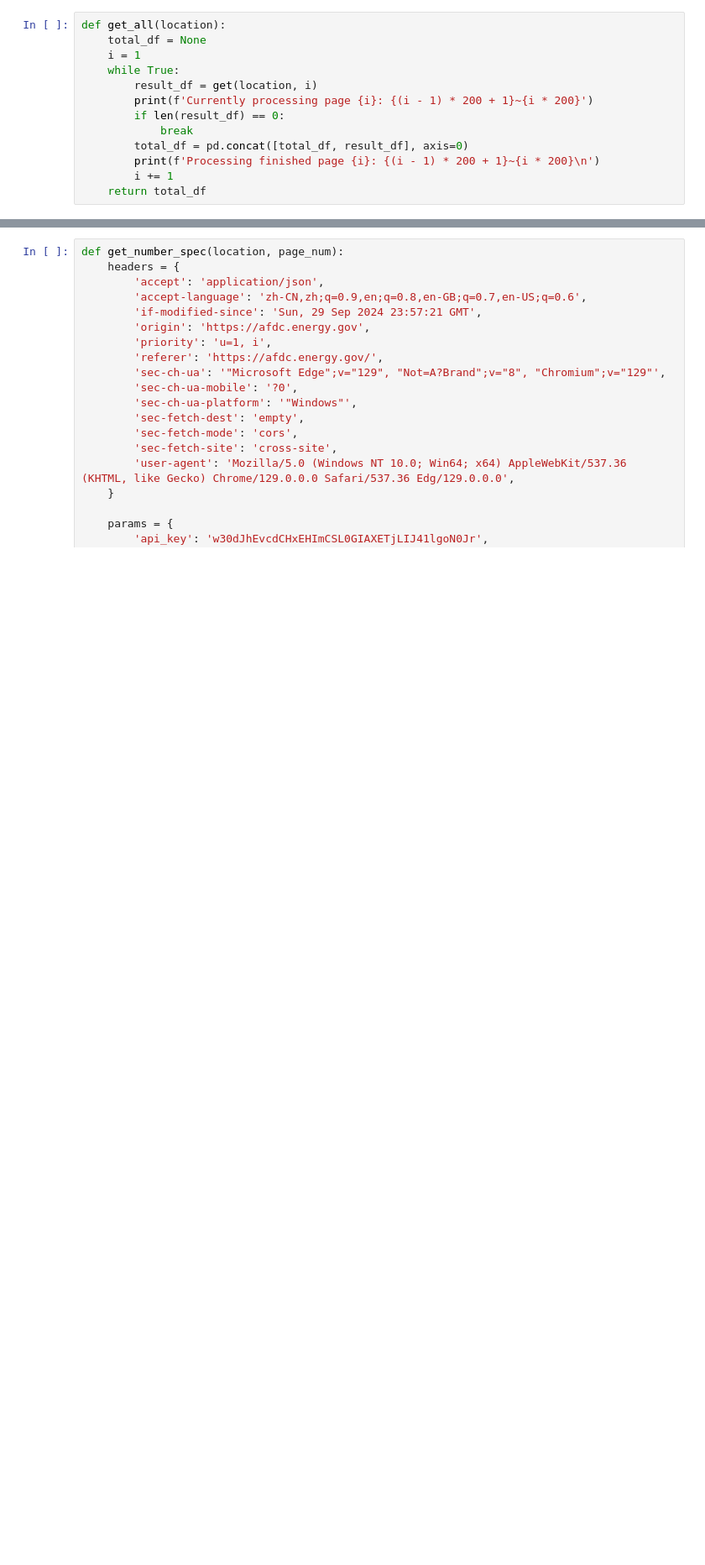
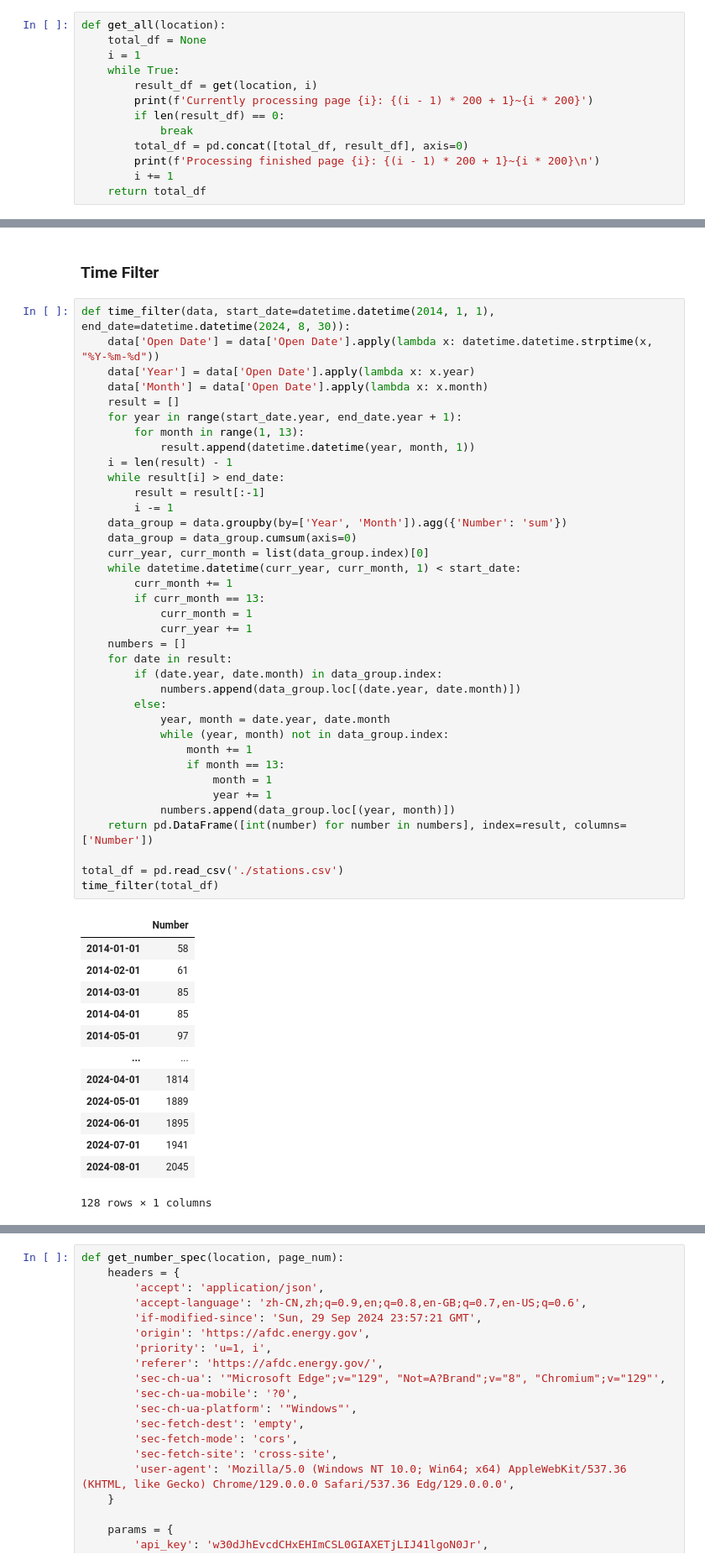
Before and after one commit to e1inahuang/EV_Sales_Time_Series_Forecast, a Jupyter notebook: data/data_crawler.ipynb, the cells around one changed output, grey strips where cells are left out. Shown at 84% size. Cells and saved outputs as stored; diff of their text form; blank space fills up the shorter version.

```diff
--- a/data/data_crawler.ipynb
+++ b/data/data_crawler.ipynb
@@ -154 +179,54 @@ Currently processing page 395: 78801~79000
 total_df.to_csv('./stations.csv', index=False)
+# %% [markdown]
+### Time Filter
+# %%
+def time_filter(data, start_date=datetime.datetime(2014, 1, 1), end_date=datetime.datetime(2024, 8, 30)):
+    data['Open Date'] = data['Open Date'].apply(lambda x: datetime.datetime.strptime(x, "%Y-%m-%d"))
+    data['Year'] = data['Open Date'].apply(lambda x: x.year)
+    data['Month'] = data['Open Date'].apply(lambda x: x.month)
+    result = []
+    for year in range(start_date.year, end_date.year + 1):
+        for month in range(1, 13):
+            result.append(datetime.datetime(year, month, 1))
+    i = len(result) - 1
+    while result[i] > end_date:
+        result = result[:-1]
+        i -= 1
+    data_group = data.groupby(by=['Year', 'Month']).agg({'Number': 'sum'})
+    data_group = data_group.cumsum(axis=0)
+    curr_year, curr_month = list(data_group.index)[0]
+    while datetime.datetime(curr_year, curr_month, 1) < start_date:
+        curr_month += 1
+        if curr_month == 13:
+            curr_month = 1
+            curr_year += 1
+    numbers = []
+    for date in result:
+        if (date.year, date.month) in data_group.index:
+            numbers.append(data_group.loc[(date.year, date.month)])
+        else:
+            year, month = date.year, date.month
+            while (year, month) not in data_group.index:
+                month += 1
+                if month == 13:
+                    month = 1
+                    year += 1
+            numbers.append(data_group.loc[(year, month)])
+    return pd.DataFrame([int(number) for number in numbers], index=result, columns=['Number'])
+
+total_df = pd.read_csv('./stations.csv')
+time_filter(total_df)
+# %% [output]
+|  | Number |
+| 2014-01-01 | 58 |
+| 2014-02-01 | 61 |
+| 2014-03-01 | 85 |
+| 2014-04-01 | 85 |
+| 2014-05-01 | 97 |
+| ... | ... |
+| 2024-04-01 | 1814 |
+| 2024-05-01 | 1889 |
+| 2024-06-01 | 1895 |
+| 2024-07-01 | 1941 |
+| 2024-08-01 | 2045 |
+128 rows × 1 columns
```
Also changed, not shown: parts of 16 cells of this notebook, 1 other file.
